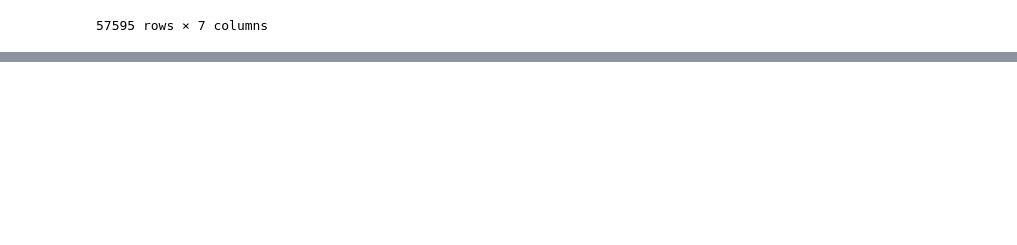
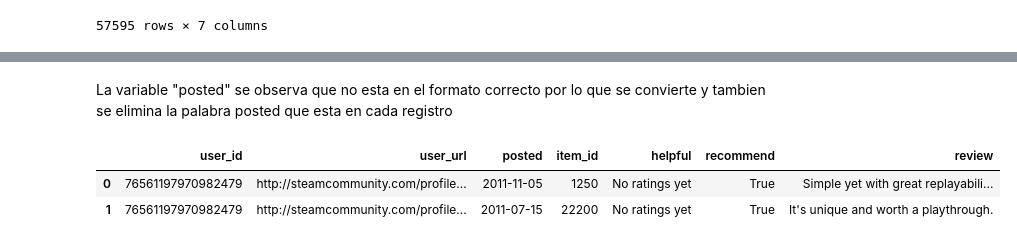
Before and after one commit to ASGuzman/PI_MLOps_Steam, a Jupyter notebook: 02_ETL_user_reviews.ipynb, the cells around one changed output, grey strips where cells are left out. Saved outputs shown, nothing was run; the diff lists cells and outputs as text; code cells hidden in the pictures; blank space fills up the shorter version.

```diff
--- a/02_ETL_user_reviews.ipynb
+++ b/02_ETL_user_reviews.ipynb
@@ -204,3 +204,6 @@ df_reviews_final
 | 57593 | LydiaMorley | http://steamcommunity.com/id/Lydi... | Posted July 20. | 730 | No ratings yet | True | :D |
 | 57594 | LydiaMorley | http://steamcommunity.com/id/Lydi... | Posted July 2. | 440 | No ratings yet | True | so much fun :D |
 57595 rows × 7 columns
+# %%
+df_reviews_final.replace("",None, inplace=True)
+df_reviews_final.head()
@@ -206,0 +245,4 @@ df_reviews_final
+# %%
+df_reviews_final=df_reviews_final.dropna(subset=["review"])
+df_reviews_final = df_reviews_final.reset_index(drop=True)
+df_reviews_final.info()
@@ -206,0 +264,10 @@ df_reviews_final
+# %% [markdown]
+La variable "posted" se observa que no esta en el formato correcto por lo que se convierte y tambien se elimina la palabra posted que esta en cada registro
+# %%
+df_reviews_final["posted"]=df_reviews_final["posted"].astype(str)
+df_reviews_final["posted"]= pd.to_datetime(df_reviews_final["posted"].str.replace("Posted","").str.rstrip("."), errors="coerce")
+df_reviews_final.head(2)
+# %% [output]
+|  | user_id | user_url | posted | item_id | helpful | recommend | review |
+| 0 | 76561197970982479 | http://steamcommunity.com/profile... | 2011-11-05 | 1250 | No ratings yet | True | Simple yet with great replayabili... |
+| 1 | 76561197970982479 | http://steamcommunity.com/profile... | 2011-07-15 | 22200 | No ratings yet | True | It's unique and worth a playthrough. |
```
Also changed, not shown: parts of 9 cells of this notebook.
